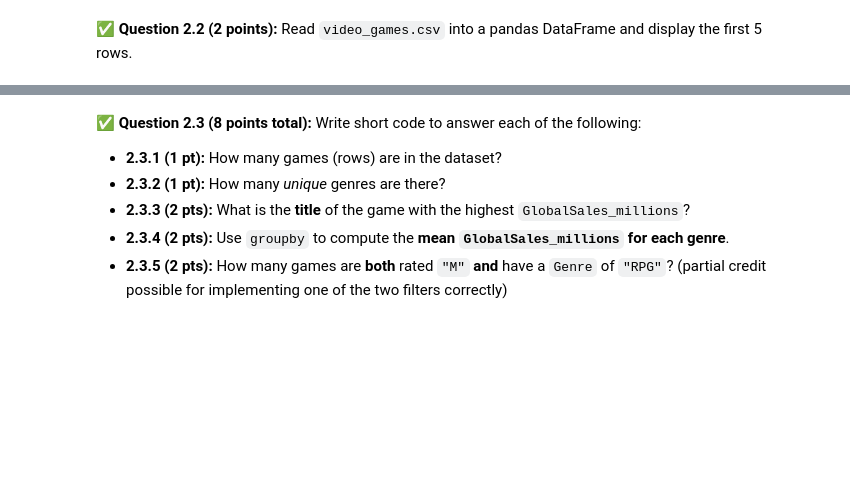
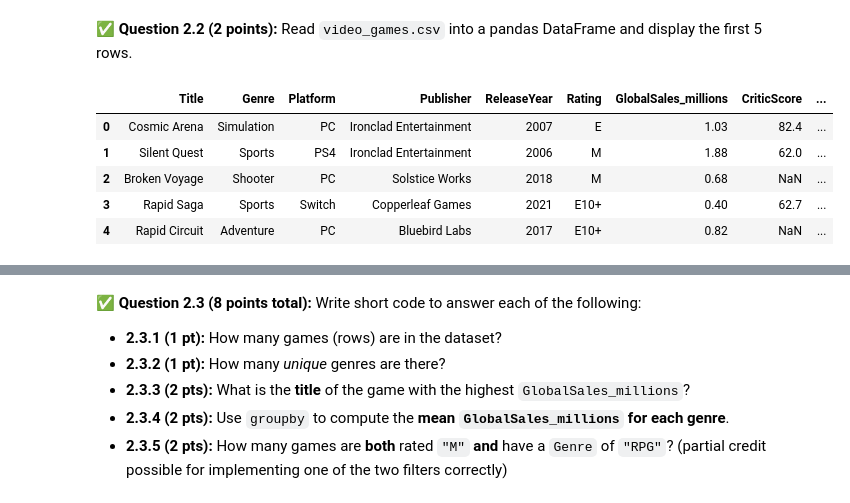
Before and after one commit to benni-ellisgoertler/CMSE202-f26-turnin, a Jupyter notebook: Midterm-01/CMSE202-Midterm-Section004-STUDENT.ipynb, the cells around one changed output, grey strips where cells are left out. Saved outputs shown, nothing was run; the diff lists cells and outputs as text; code cells hidden in the pictures; blank space fills up the shorter version.

```diff
--- a/Midterm-01/CMSE202-Midterm-Section004-STUDENT.ipynb
+++ b/Midterm-01/CMSE202-Midterm-Section004-STUDENT.ipynb
@@ -123,3 +125,16 @@ from the URL provided by your instructor. Put the command you used in the cell b
+# %%
+import pandas as pd
+import numpy as np
+import matplotlib.pyplot as plt
+videogames = pd.read_csv("video_games.csv")
+videogames.head()
+# %% [output]
+|  | Title | Genre | Platform | Publisher | ReleaseYear | Rating | GlobalSales_millions | CriticScore | ... |
+| 0 | Cosmic Arena | Simulation | PC | Ironclad Entertainment | 2007 | E | 1.03 | 82.4 | ... |
+| 1 | Silent Quest | Sports | PS4 | Ironclad Entertainment | 2006 | M | 1.88 | 62.0 | ... |
+| 2 | Broken Voyage | Shooter | PC | Solstice Works | 2018 | M | 0.68 | NaN | ... |
+| 3 | Rapid Saga | Sports | Switch | Copperleaf Games | 2021 | E10+ | 0.40 | 62.7 | ... |
+| 4 | Rapid Circuit | Adventure | PC | Bluebird Labs | 2017 | E10+ | 0.82 | NaN | ... |
 # %% [markdown]
 <!-- END QUESTION -->
 <!-- DO NOT MODIFY OR DELETE THIS CELL -->
```
Also changed, not shown: parts of 11 cells of this notebook, 1 other file.
